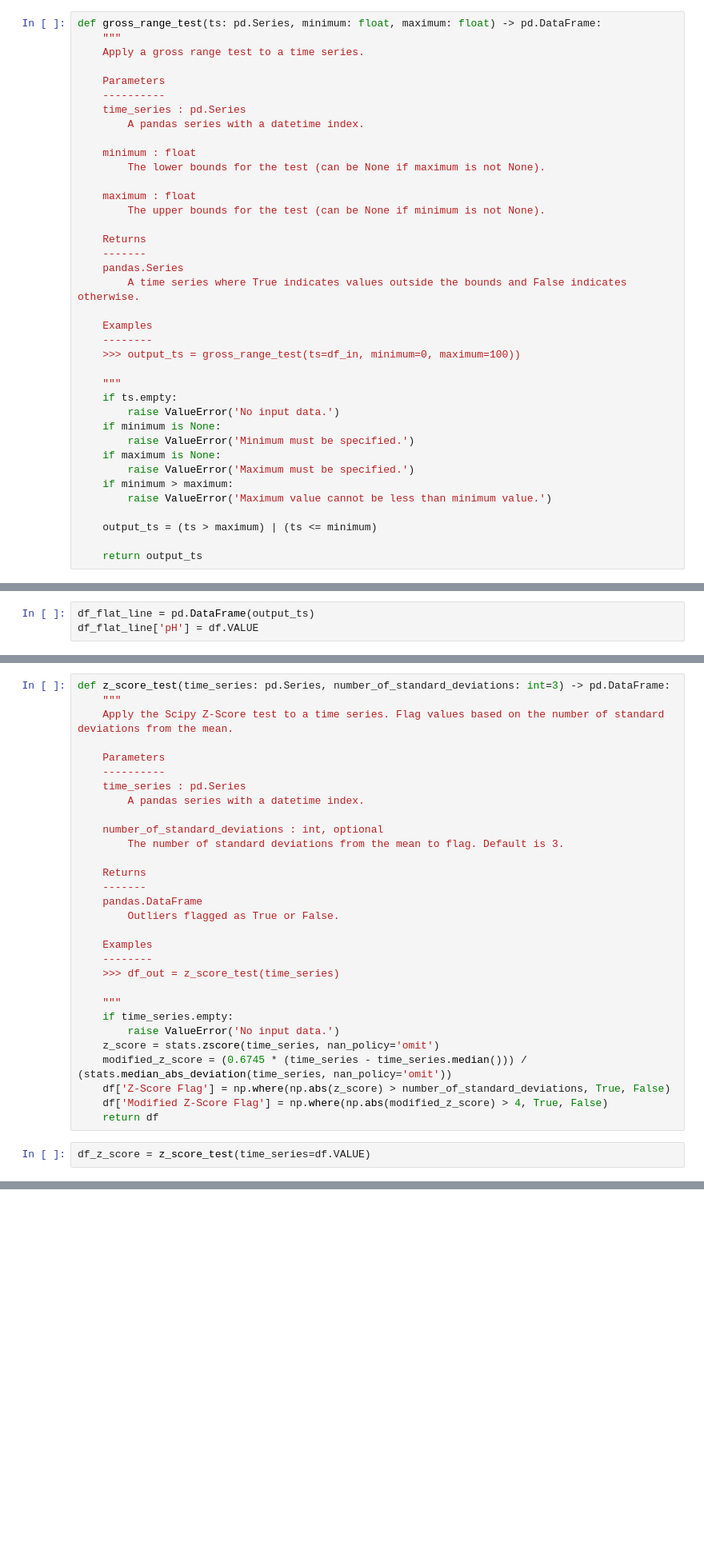
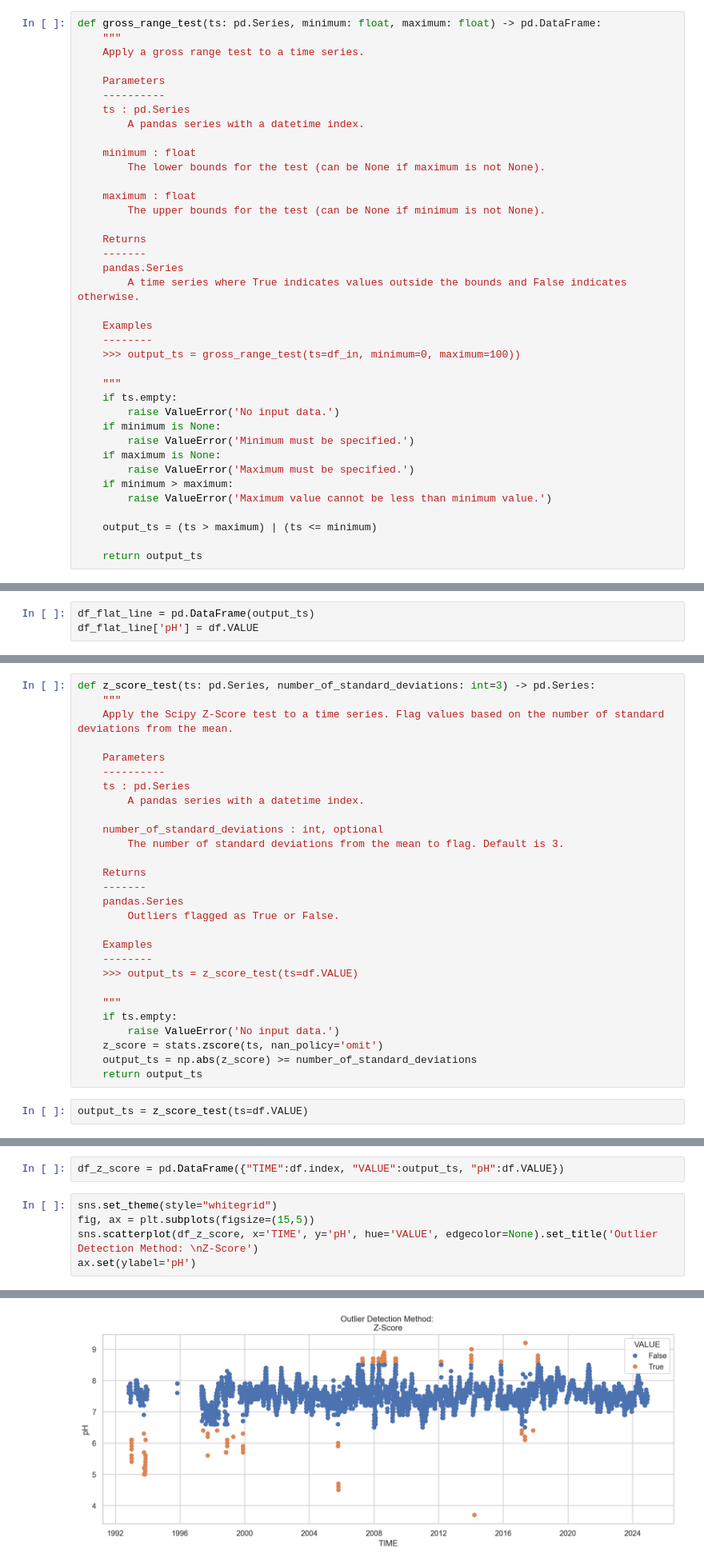
Before and after one commit to DWR-QA-Program/caldata-dsa-outlier-tool, a Jupyter notebook: dwr/dwr.ipynb, the cells around one changed output, grey strips where cells are left out. Shown at 80% size. Saved outputs shown, nothing was run; the diff lists cells and outputs as text; blank space fills up the shorter version.

```diff
--- a/dwr/dwr.ipynb
+++ b/dwr/dwr.ipynb
@@ -190,7 +190,7 @@ def gross_range_test(ts: pd.Series, minimum: float, maximum: float) -> pd.DataFr
 
     Parameters
     ----------
-    time_series : pd.Series
+    ts : pd.Series
         A pandas series with a datetime index.
 
     minimum : float
@@ -287,13 +287,13 @@ The following six tests comprise Group 2 of the [Outlier Detection Test Best Pra
 
 The Z-score calculates the number of standard deviations from the mean per point in the time series. Taken from Scipy; see [stats.zscore()](https://docs.scipy.org/doc/scipy/reference/generated/scipy.stats.zscore.html).
 # %%
-def z_score_test(time_series: pd.Series, number_of_standard_deviations: int=3) -> pd.DataFrame:
+def z_score_test(ts: pd.Series, number_of_standard_deviations: int=3) -> pd.Series:
     """
     Apply the Scipy Z-Score test to a time series. Flag values based on the number of standard deviations from the mean.
 
     Parameters
     ----------
-    time_series : pd.Series
+    ts : pd.Series
         A pandas series with a datetime index.
 
     number_of_standard_deviations : int, optional
@@ -301,20 +301,18 @@ def z_score_test(time_series: pd.Series, number_of_standard_deviations: int=3) -
 
     Returns
     -------
-    pandas.DataFrame
+    pandas.Series
         Outliers flagged as True or False.
 
     Examples
     --------
-    >>> df_out = z_score_test(time_series)
+    >>> output_ts = z_score_test(ts=df.VALUE)
 
     """
-    if time_series.empty:
+    if ts.empty:
         raise ValueError('No input data.')
-    z_score = stats.zscore(time_series, nan_policy='omit')
-    modified_z_score = (0.6745 * (time_series - time_series.median())) / (stats.median_abs_deviation(time_series, nan_policy='omit'))
-    df['Z-Score Flag'] = np.where(np.abs(z_score) > number_of_standard_deviations, True, False)
-    df['Modified Z-Score Flag'] = np.where(np.abs(modified_z_score) > 4, True, False)
-    return df
+    z_score = stats.zscore(ts, nan_policy='omit')
+    output_ts = np.abs(z_score) >= number_of_standard_deviations
+    return output_ts
 # %%
-df_z_score = z_score_test(time_series=df.VALUE)
+output_ts = z_score_test(ts=df.VALUE)
@@ -336,0 +319,8 @@ fig.savefig('modifiedzscore.png', dpi=300, transparent=True, bbox_inches='tight'
+# %%
+df_z_score = pd.DataFrame({"TIME":df.index, "VALUE":output_ts, "pH":df.VALUE})
+# %%
+sns.set_theme(style="whitegrid")
+fig, ax = plt.subplots(figsize=(15,5))
+sns.scatterplot(df_z_score, x='TIME', y='pH', hue='VALUE', edgecolor=None).set_title('Outlier Detection Method: \nZ-Score')
+ax.set(ylabel='pH')
+# %% [output]
@@ -336,0 +328 @@ fig.savefig('modifiedzscore.png', dpi=300, transparent=True, bbox_inches='tight'
+[figure, added]
```
Also changed, not shown: parts of 20 cells of this notebook, 1 other file.
